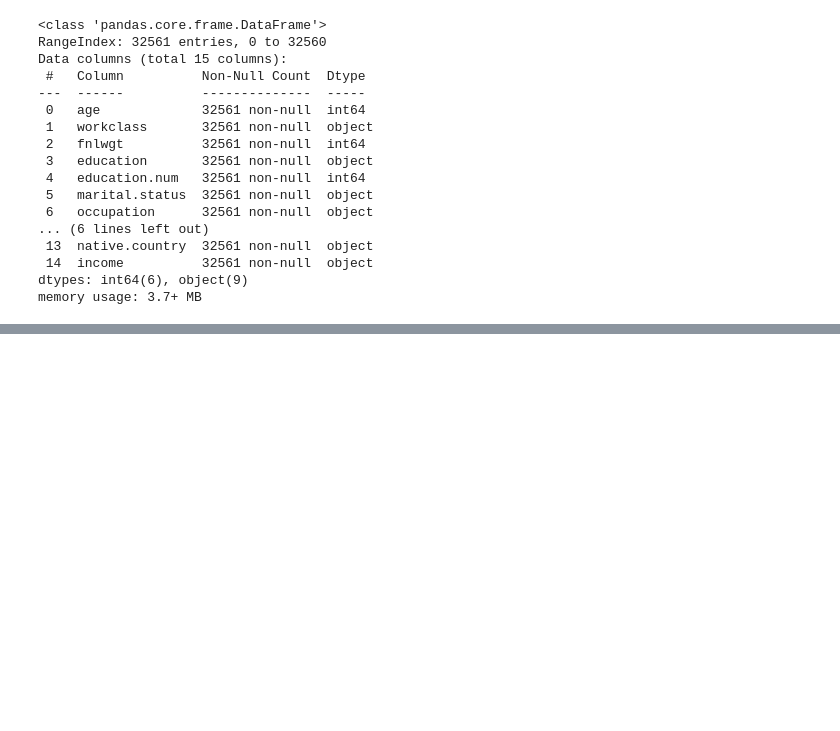
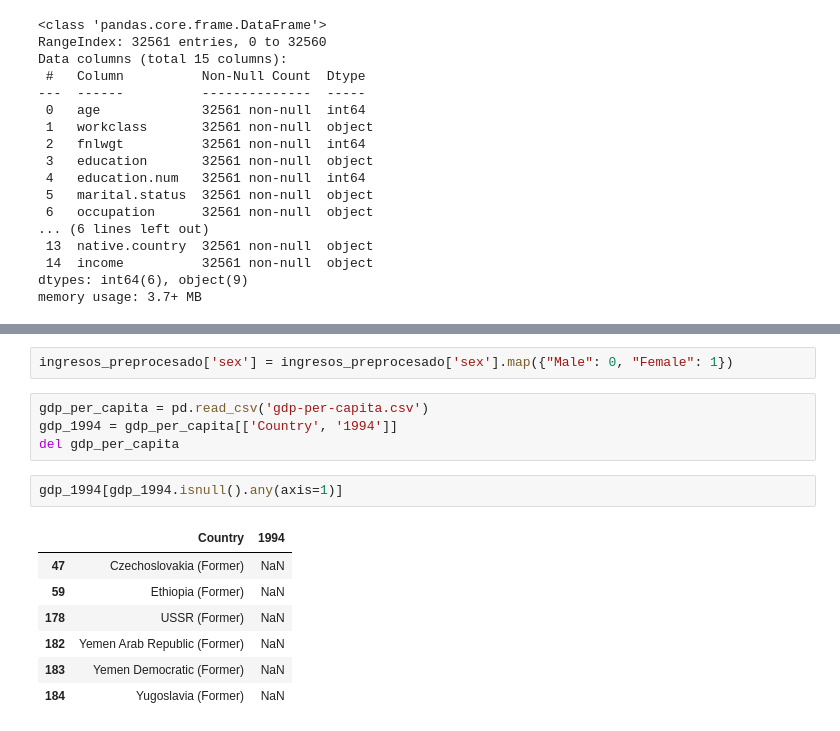
Before and after one commit to JuanPabloRodriguezC/rec_patrones_lab, a Jupyter notebook: Proyecto/proyecto.ipynb, the cells around one changed output, grey strips where cells are left out. Cells and saved outputs as stored; diff of their text form; blank space fills up the shorter version.

```diff
--- a/Proyecto/proyecto.ipynb
+++ b/Proyecto/proyecto.ipynb
@@ -342,0 +383,16 @@ ingresos.drop('education', axis=1, inplace=True)
+# %%
+ingresos_preprocesado['sex'] = ingresos_preprocesado['sex'].map({"Male": 0, "Female": 1})
+# %%
+gdp_per_capita = pd.read_csv('gdp-per-capita.csv')
+gdp_1994 = gdp_per_capita[['Country', '1994']]
+del gdp_per_capita
+# %%
+gdp_1994[gdp_1994.isnull().any(axis=1)]
+# %% [output]
+|  | Country | 1994 |
+| 47 | Czechoslovakia (Former) | NaN |
+| 59 | Ethiopia (Former) | NaN |
+| 178 | USSR (Former) | NaN |
+| 182 | Yemen Arab Republic (Former) | NaN |
+| 183 | Yemen Democratic (Former) | NaN |
+| 184 | Yugoslavia (Former) | NaN |
```
Also changed, not shown: parts of 22 cells of this notebook.
